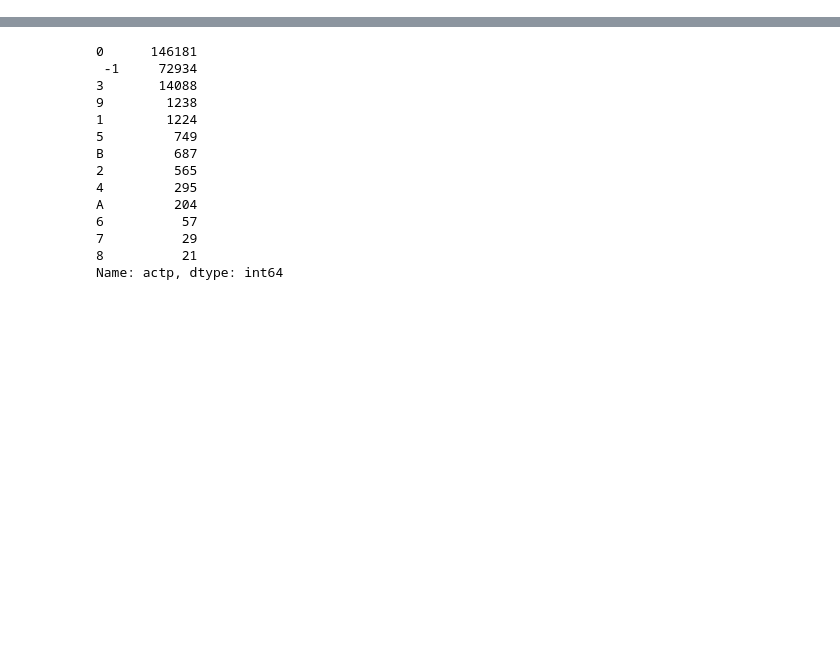
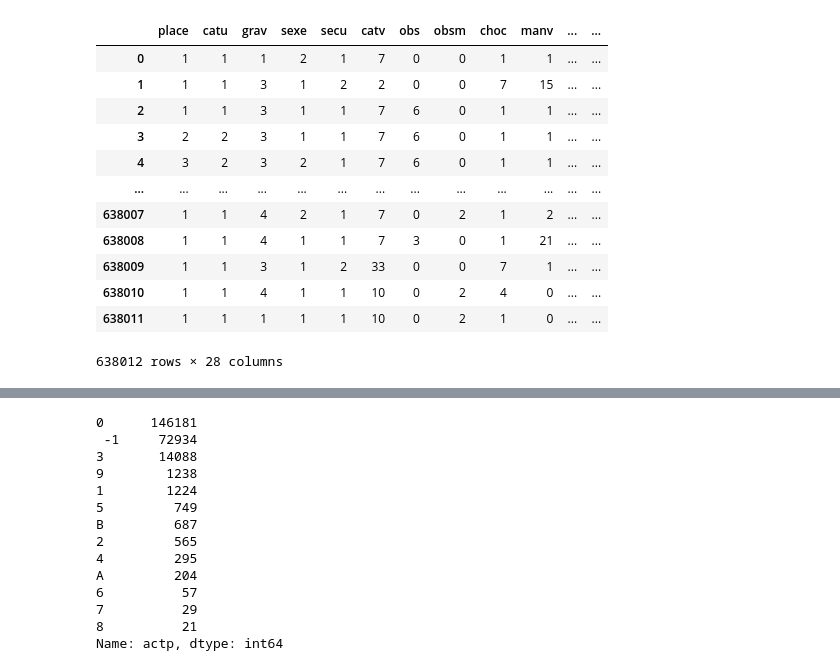
Before and after one commit to GuillaumeGrrd/Projet_Accident, a Jupyter notebook: ModelisationV2.ipynb, the cells around one changed output, grey strips where cells are left out. Drawn from its saved outputs; the diff is of its cells as text; code cells hidden in the pictures; blank space fills up the shorter version.

```diff
--- a/ModelisationV2.ipynb
+++ b/ModelisationV2.ipynb
@@ -250,0 +189,37 @@ dtype: object
+# %%
+# Préparation du dataset pour ML
+
+# Création d'une feature catégorie d'age
+Data_clean['catage'] = Data_clean['an'] - Data_clean['an_nais']
+Data_clean['catage'] = pd.cut(Data_clean['catage'], bins = [0,18,30,45,60,110], labels =[1,2,3,4,5])
+
+# Création d'une feature WE (semaine = 1 WE = 2)
+import calendar
+
+Data_clean["WE"] =  Data_clean["jour"].astype(str) + " " + Data_clean["mois"].astype(str) + " " + Data_clean["an"].astype(str)
+
+def findDay(date):
+    day, month, year = (int(i) for i in date.split(' '))
+    dayNumber = calendar.weekday(year, month, day)
+    days =[1, 1, 1, 1, 1, 2, 2]
+    return (days[dayNumber])
+
+Data_clean["WE"] = Data_clean["WE"].apply(findDay)
+
+#supression des information redondantes ou inutiles
+Data_Model= Data_clean.drop(["com", "hrmn", "senc",'an_nais', 'an', 'jour', 'Num_Acc', 	'num_veh' ], axis=1)
+Data_Model
+# %% [output]
+|  | place | catu | grav | sexe | secu | catv | obs | obsm | choc | manv | ... | ... |
+| 0 | 1 | 1 | 1 | 2 | 1 | 7 | 0 | 0 | 1 | 1 | ... | ... |
+| 1 | 1 | 1 | 3 | 1 | 2 | 2 | 0 | 0 | 7 | 15 | ... | ... |
+| 2 | 1 | 1 | 3 | 1 | 1 | 7 | 6 | 0 | 1 | 1 | ... | ... |
+| 3 | 2 | 2 | 3 | 1 | 1 | 7 | 6 | 0 | 1 | 1 | ... | ... |
+| 4 | 3 | 2 | 3 | 2 | 1 | 7 | 6 | 0 | 1 | 1 | ... | ... |
+| ... | ... | ... | ... | ... | ... | ... | ... | ... | ... | ... | ... | ... |
+| 638007 | 1 | 1 | 4 | 2 | 1 | 7 | 0 | 2 | 1 | 2 | ... | ... |
+| 638008 | 1 | 1 | 4 | 1 | 1 | 7 | 3 | 0 | 1 | 21 | ... | ... |
+| 638009 | 1 | 1 | 3 | 1 | 2 | 33 | 0 | 0 | 7 | 1 | ... | ... |
+| 638010 | 1 | 1 | 4 | 1 | 1 | 10 | 0 | 2 | 4 | 0 | ... | ... |
+| 638011 | 1 | 1 | 1 | 1 | 1 | 10 | 0 | 2 | 1 | 0 | ... | ... |
+638012 rows × 28 columns
```
Also changed, not shown: parts of 12 cells of this notebook, 1 other file.
